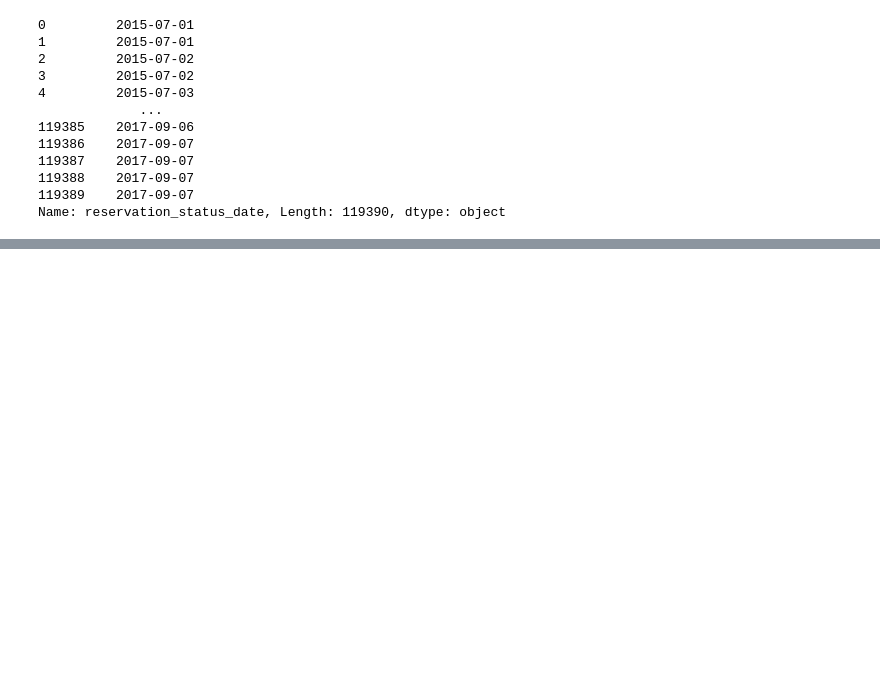
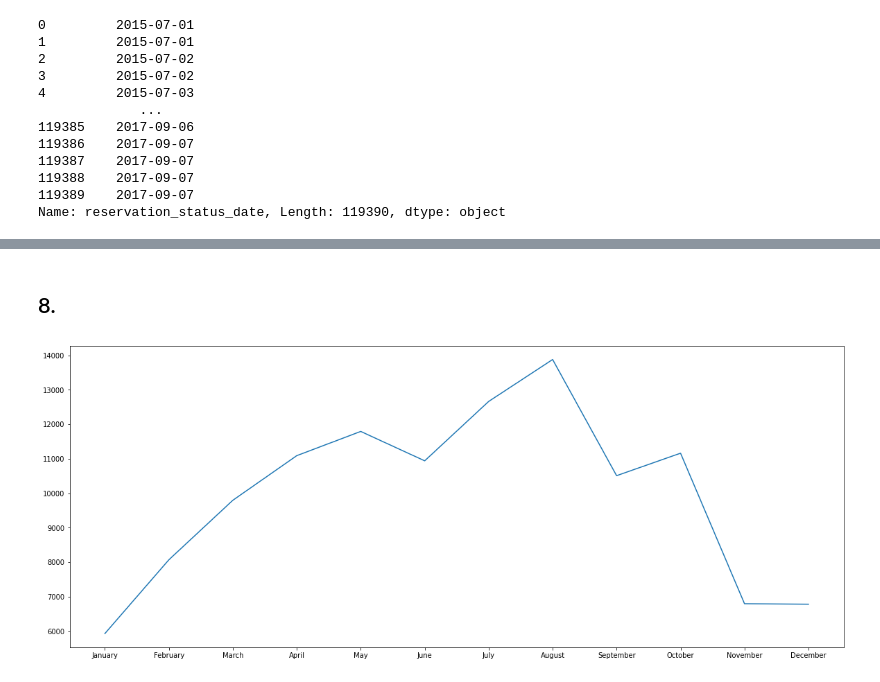
Before and after one commit to muhammad19rizki/intermediate-python, a Jupyter notebook: final-project/FinalProjectB.ipynb, the cells around one changed output, grey strips where cells are left out. Drawn from its saved outputs; the diff is of its cells as text; code cells hidden in the pictures; blank space fills up the shorter version.

```diff
--- a/final-project/FinalProjectB.ipynb
+++ b/final-project/FinalProjectB.ipynb
@@ -379,0 +412,3 @@ dtype: int64
+# %%
+data['lead_time'] = np.where(data['lead_time']<shortData,'Short',
+                        np.where(data['lead_time']>mediumData, 'Medium', 'Long'))
@@ -395,6 +455,4 @@ data['reservation_status_date']
 119389    2017-09-07
 Name: reservation_status_date, Length: 119390, dtype: object
 # %%
-data['reservation_status_date'] = pd.to_datetime(data['reservation_status_date']
-# data(['reservation_status_date'] => 2017)
-# data
+data['reservation_status_date'] = pd.to_datetime(data['reservation_status_date'])
@@ -403,2 +479,5 @@ SyntaxError: unexpected EOF while parsing (<ipython-input-159-9f139d39b777>, lin
+# %%
+import datetime
+data['reservation_status_date'] = data['reservation_status_date'].loc[data['reservation_status_date']>datetime.datetime(2017,1,1)]
 # %%
 data
@@ -404,0 +513,3 @@ data
+# %%
+data = data[data['reservation_status_date'].notna()]
+data
@@ -404,0 +530,2 @@ data
+# %% [markdown]
+## 8.
@@ -404,0 +534,14 @@ data
+# %%
+data_month_name = np.array(['January','February','March','April','May','June','July','August','September','October','November','December'])
+data_month_value = np.array([])
+
+for month in data_month_name:
+    x = np.equal(data['arrival_date_month'],month)
+    data_month_value = np.append(data_month_value,np.sum(x))
+
+plt.figure(figsize=(20, 8))
+# plt.bar(data_month_name, data_month_value)
+plt.plot(data_month_name, data_month_value)
+plt.show()
+# %% [output]
+[figure, added]
```
Also changed, not shown: parts of 16 cells of this notebook.
